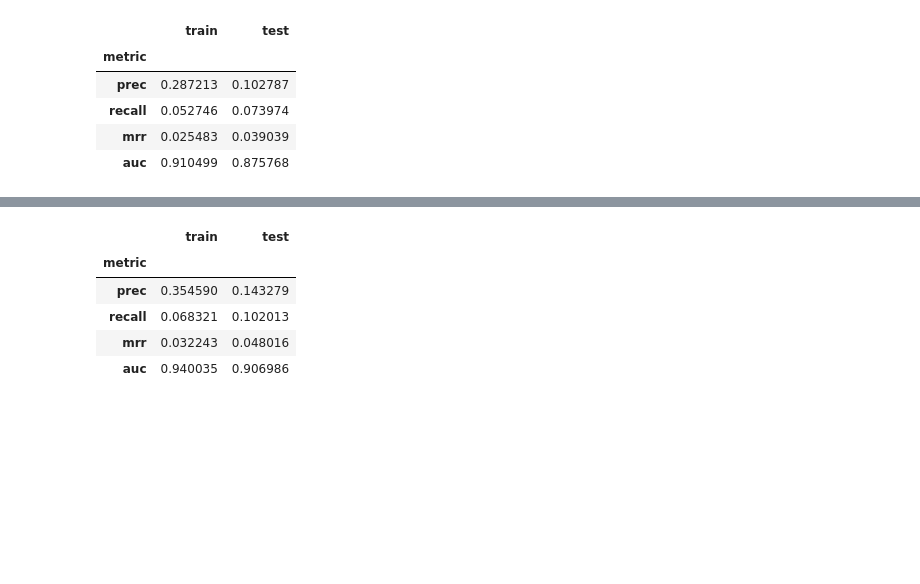
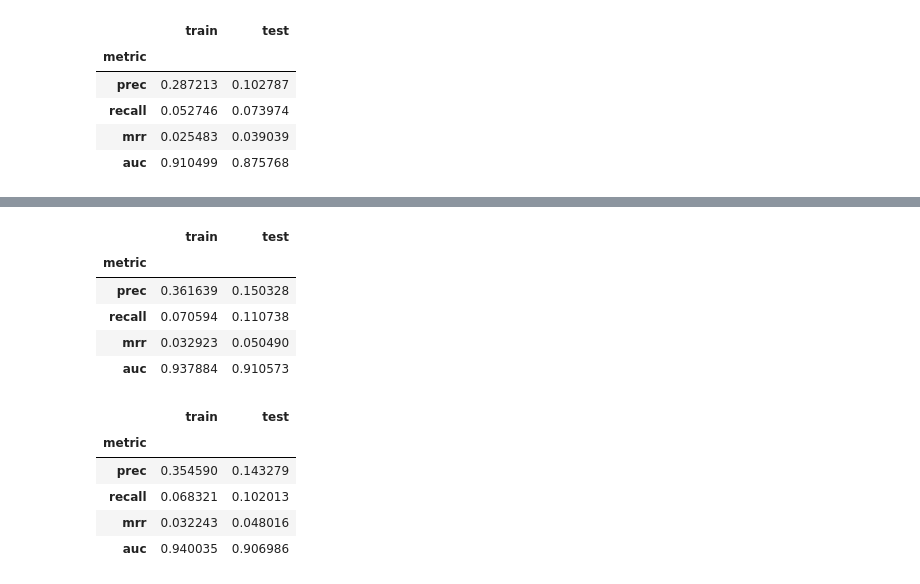
Before and after one commit to FlorianWilhelm/lda4rec, a Jupyter notebook: notebooks/01-experimenting.ipynb, the cells around one changed output, grey strips where cells are left out. Cells and saved outputs as stored; diff of their text form; code cells hidden in the pictures; blank space fills up the shorter version.

```diff
--- a/notebooks/01-experimenting.ipynb
+++ b/notebooks/01-experimenting.ipynb
@@ -89,7 +128,7 @@ summary(pop_est, train=train, test=test)
 | mrr | 0.025483 | 0.039039 |
 | auc | 0.910499 | 0.875768 |
 # %%
-lda_est = LDA4RecEst(embedding_dim=4, n_iter=1000, batch_size=128, learning_rate=0.01)
+lda_est = LDA4RecEst(embedding_dim=4, n_iter=1000, batch_size=128, learning_rate=0.01, use_jit=True, alpha=1.)
 # %%
 lda_est.fit(train)
 # %% [output]
@@ -107,3 +146,12 @@ INFO:lda4rec.estimators:Epoch   900: loss 371142.28125
+# %%
+summary(lda_est, train=train, test=test)
+# %% [output]
+|  | train | test |
+| metric |  |  |
+| prec | 0.361639 | 0.150328 |
+| recall | 0.070594 | 0.110738 |
+| mrr | 0.032923 | 0.050490 |
+| auc | 0.937884 | 0.910573 |
 # %%
 summary(lda_est, train=train, test=test)
 # %% [output]
```
Also changed, not shown: parts of 7 cells of this notebook, 5 other files.
